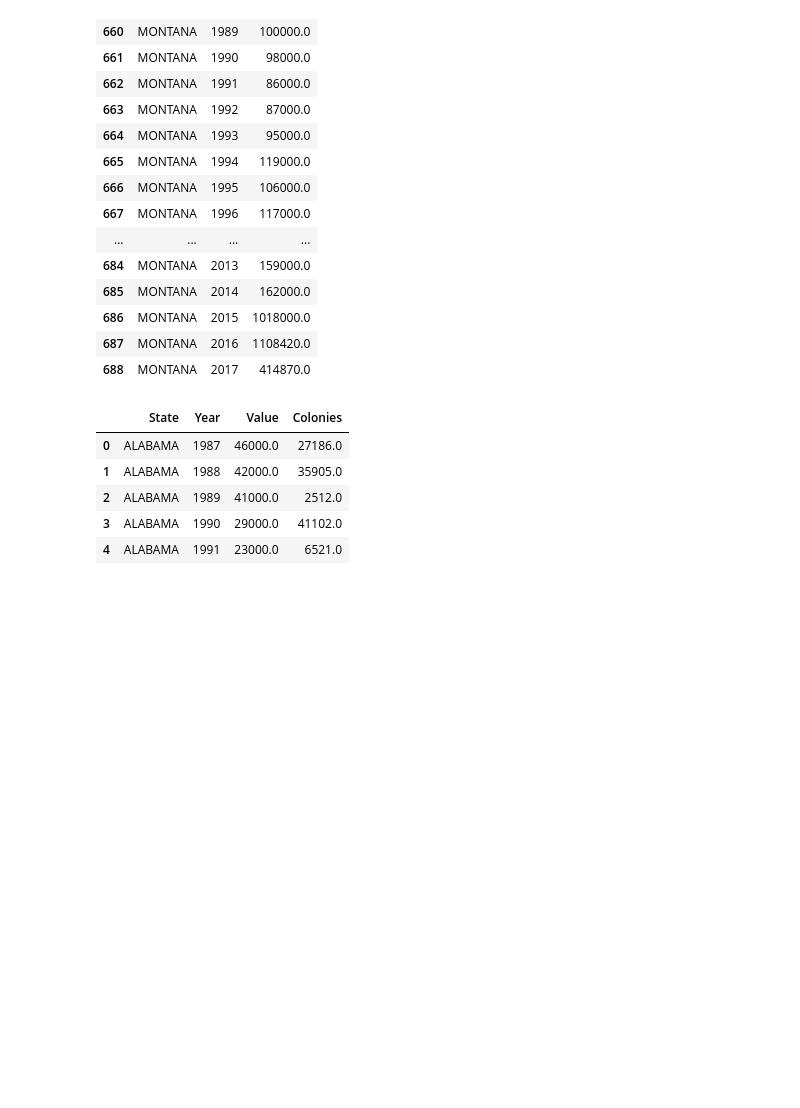
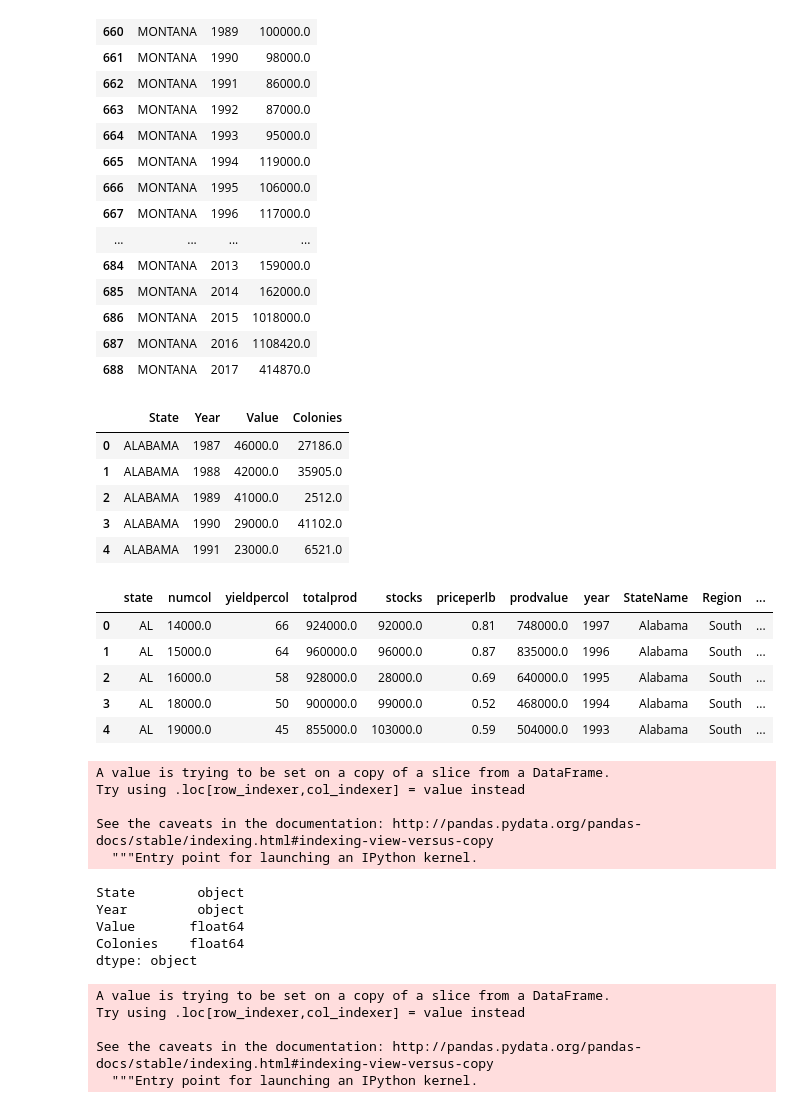
Before and after one commit to cocoisland/python_apps, a Jupyter notebook: bees/bees_colony.ipynb, the cells around one changed output. Saved outputs shown, nothing was run; the diff lists cells and outputs as text; code cells hidden in the pictures; blank space fills up the shorter version.

```diff
--- a/bees/bees_colony.ipynb
+++ b/bees/bees_colony.ipynb
@@ -215,0 +312,9 @@ df_bees.head()
+# %%
+df_honeybee4.head()
+# %% [output]
+|  | state | numcol | yieldpercol | totalprod | stocks | priceperlb | prodvalue | year | StateName | Region | ... |
+| 0 | AL | 14000.0 | 66 | 924000.0 | 92000.0 | 0.81 | 748000.0 | 1997 | Alabama | South | ... |
+| 1 | AL | 15000.0 | 64 | 960000.0 | 96000.0 | 0.87 | 835000.0 | 1996 | Alabama | South | ... |
+| 2 | AL | 16000.0 | 58 | 928000.0 | 28000.0 | 0.69 | 640000.0 | 1995 | Alabama | South | ... |
+| 3 | AL | 18000.0 | 50 | 900000.0 | 99000.0 | 0.52 | 468000.0 | 1994 | Alabama | South | ... |
+| 4 | AL | 19000.0 | 45 | 855000.0 | 103000.0 | 0.59 | 504000.0 | 1993 | Alabama | South | ... |
@@ -215,0 +323,24 @@ df_bees.head()
+# %%
+df_honeytransfer['StateName']=df_honeytransfer.StateName.str.upper()
+# %% [output]
+A value is trying to be set on a copy of a slice from a DataFrame.
+Try using .loc[row_indexer,col_indexer] = value instead
+
+See the caveats in the documentation: http://pandas.pydata.org/pandas-docs/stable/indexing.html#indexing-view-versus-copy
+  """Entry point for launching an IPython kernel.
+# %%
+df_bees.dtypes
+# %% [output]
+State        object
+Year         object
+Value       float64
+Colonies    float64
+dtype: object
+# %%
+df_honeytransfer['year']=df_honeytransfer.year.astype(object)
+# %% [output]
+A value is trying to be set on a copy of a slice from a DataFrame.
+Try using .loc[row_indexer,col_indexer] = value instead
+
+See the caveats in the documentation: http://pandas.pydata.org/pandas-docs/stable/indexing.html#indexing-view-versus-copy
+  """Entry point for launching an IPython kernel.
```
Also changed, not shown: parts of 11 cells of this notebook.
